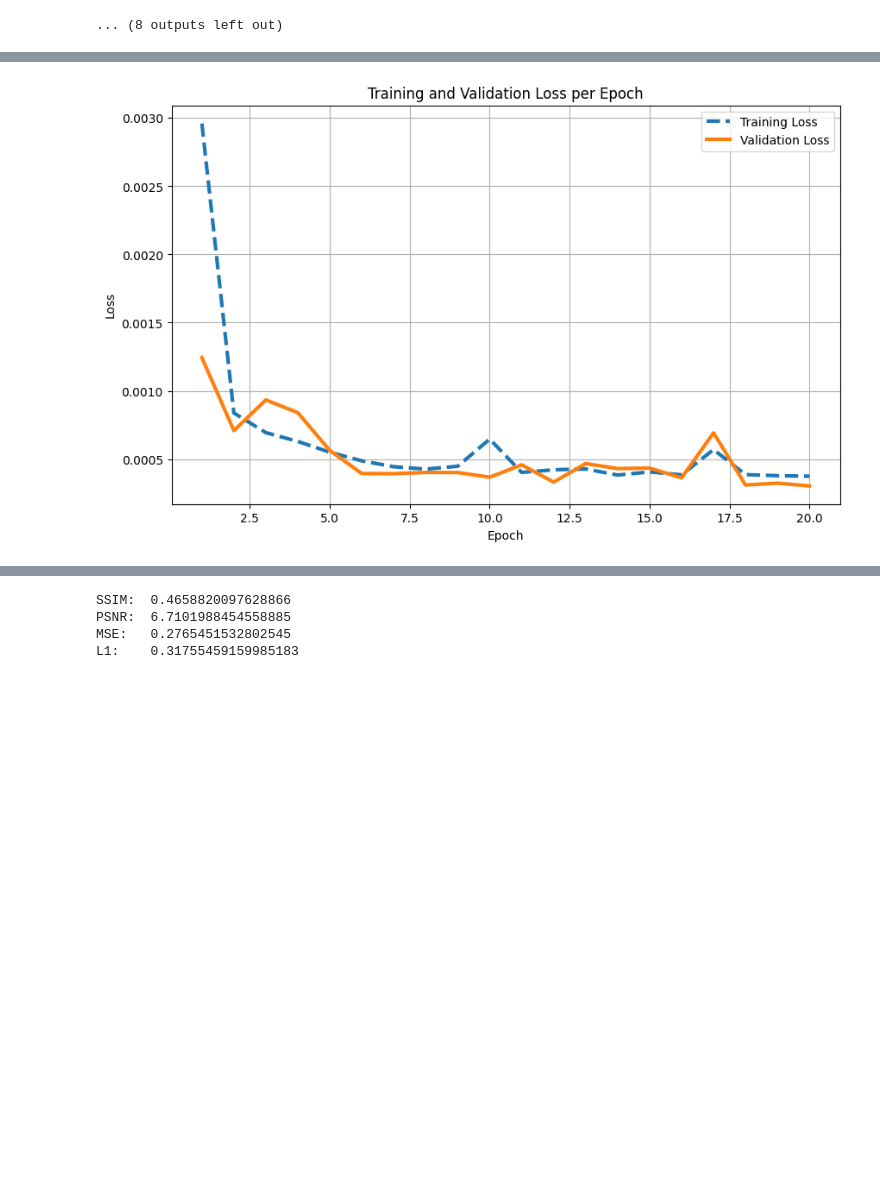
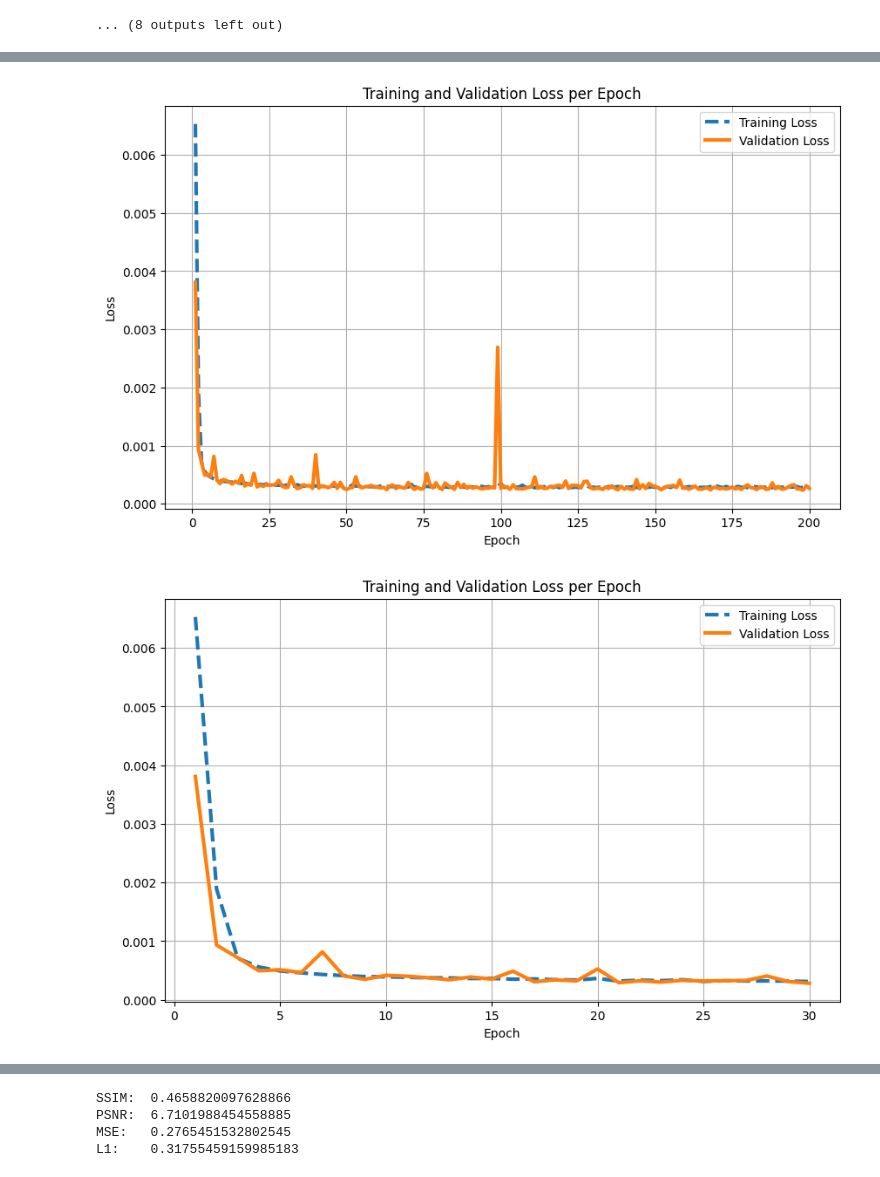
Before and after one commit to leond32/Registration, a Jupyter notebook: utils/Baseline.ipynb, the cells around one changed output, grey strips where cells are left out. Cells and saved outputs as stored; diff of their text form; code cells hidden in the pictures; blank space fills up the shorter version.

```diff
--- a/utils/Baseline.ipynb
+++ b/utils/Baseline.ipynb
@@ -415,22 +415,34 @@ with torch.no_grad():
 # %%
 import pandas as pd
 import matplotlib.pyplot as plt
 
 # Load the CSV file into a DataFrame
-log_file_path = 'D:\\Dokumente\\03_RCI\\practical\\Folder_structure\\Registration\\weights\\losses_64.csv'  # Replace with your actual file path
+log_file_path = 'D:\\Dokumente\\03_RCI\\practical\\Folder_structure\\Registration\\logs\\losses_128.csv'  # Replace with your actual file path
 df = pd.read_csv(log_file_path)
 
 plt.figure(figsize=(10, 6))
 plt.plot(df['epoch'], df['train_loss'], label='Training Loss', linestyle='--',linewidth=3)
 plt.plot(df['epoch'], df['val_loss'], label='Validation Loss',linewidth=3)
 plt.xlabel('Epoch')
 plt.ylabel('Loss')
 plt.title('Training and Validation Loss per Epoch')
 plt.legend()
 plt.grid(True)
 plt.show()
+
+# plot only the first 20 epochs
+plt.figure(figsize=(10, 6))
+plt.plot(df['epoch'][:30], df['train_loss'][:30], label='Training Loss', linestyle='--',linewidth=3)
+plt.plot(df['epoch'][:30], df['val_loss'][:30], label='Validation Loss',linewidth=3)
+plt.xlabel('Epoch')
+plt.ylabel('Loss')
+plt.title('Training and Validation Loss per Epoch')
+plt.legend()
+plt.grid(True)
+plt.show()
 # %% [output]
-[figure, old version]
+[figure, new version]
+[figure, added]
 # %%
 import torch
 import torch.nn.functional as F
```
Also changed, not shown: parts of 5 cells of this notebook, 6 other files.
